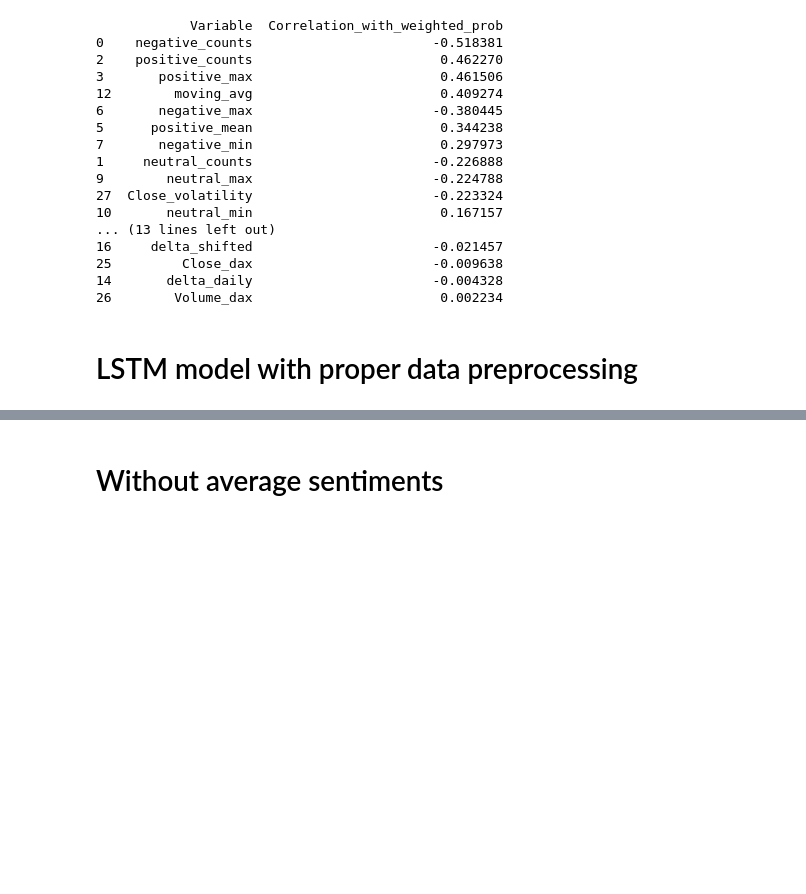
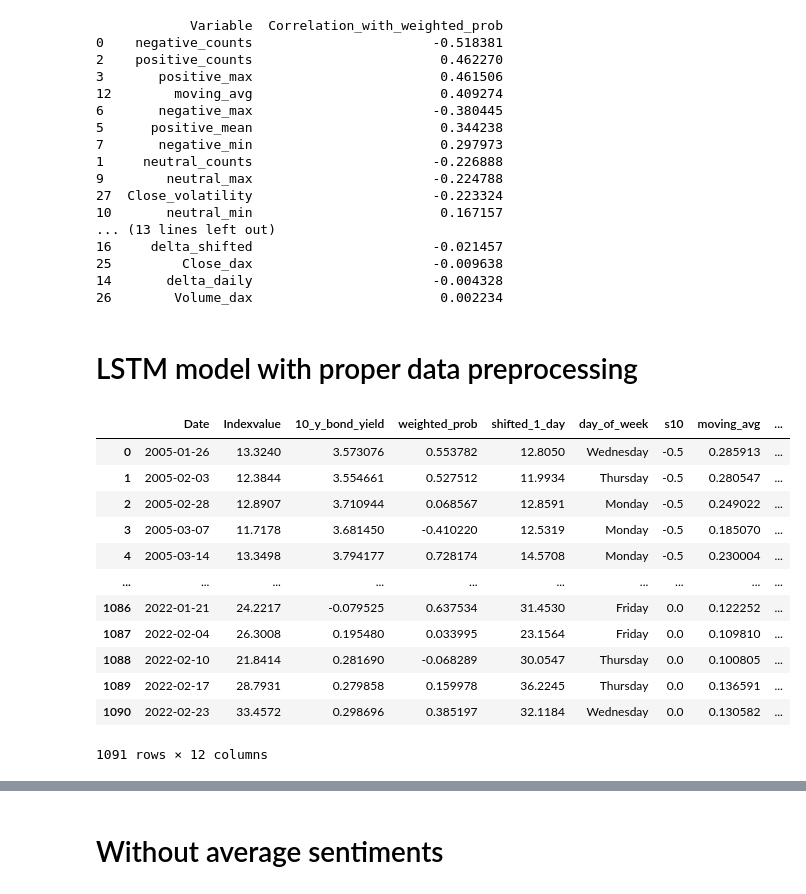
Before and after one commit to OzodbekOzodov/ecb-speeches, a Jupyter notebook: data_preprocessing.ipynb, the cells around one changed output, grey strips where cells are left out. Saved outputs shown, nothing was run; the diff lists cells and outputs as text; code cells hidden in the pictures; blank space fills up the shorter version.

```diff
--- a/data_preprocessing.ipynb
+++ b/data_preprocessing.ipynb
@@ -627,3 +627,20 @@ features['Volume_dax'] = features['Volume_dax'].fillna(method='ffill')
 features.isnull().sum()
 # reset index
 features = features.reset_index(drop=True)
+# %%
+# store the dates for later visualization
+dates_series = features['Date']
+# %% [output]
+|  | Date | Indexvalue | 10_y_bond_yield | weighted_prob | shifted_1_day | day_of_week | s10 | moving_avg | ... |
+| 0 | 2005-01-26 | 13.3240 | 3.573076 | 0.553782 | 12.8050 | Wednesday | -0.5 | 0.285913 | ... |
+| 1 | 2005-02-03 | 12.3844 | 3.554661 | 0.527512 | 11.9934 | Thursday | -0.5 | 0.280547 | ... |
+| 2 | 2005-02-28 | 12.8907 | 3.710944 | 0.068567 | 12.8591 | Monday | -0.5 | 0.249022 | ... |
+| 3 | 2005-03-07 | 11.7178 | 3.681450 | -0.410220 | 12.5319 | Monday | -0.5 | 0.185070 | ... |
+| 4 | 2005-03-14 | 13.3498 | 3.794177 | 0.728174 | 14.5708 | Monday | -0.5 | 0.230004 | ... |
+| ... | ... | ... | ... | ... | ... | ... | ... | ... | ... |
+| 1086 | 2022-01-21 | 24.2217 | -0.079525 | 0.637534 | 31.4530 | Friday | 0.0 | 0.122252 | ... |
+| 1087 | 2022-02-04 | 26.3008 | 0.195480 | 0.033995 | 23.1564 | Friday | 0.0 | 0.109810 | ... |
+| 1088 | 2022-02-10 | 21.8414 | 0.281690 | -0.068289 | 30.0547 | Thursday | 0.0 | 0.100805 | ... |
+| 1089 | 2022-02-17 | 28.7931 | 0.279858 | 0.159978 | 36.2245 | Thursday | 0.0 | 0.136591 | ... |
+| 1090 | 2022-02-23 | 33.4572 | 0.298696 | 0.385197 | 32.1184 | Wednesday | 0.0 | 0.130582 | ... |
+1091 rows × 12 columns
```
Also changed, not shown: parts of 18 cells of this notebook.
